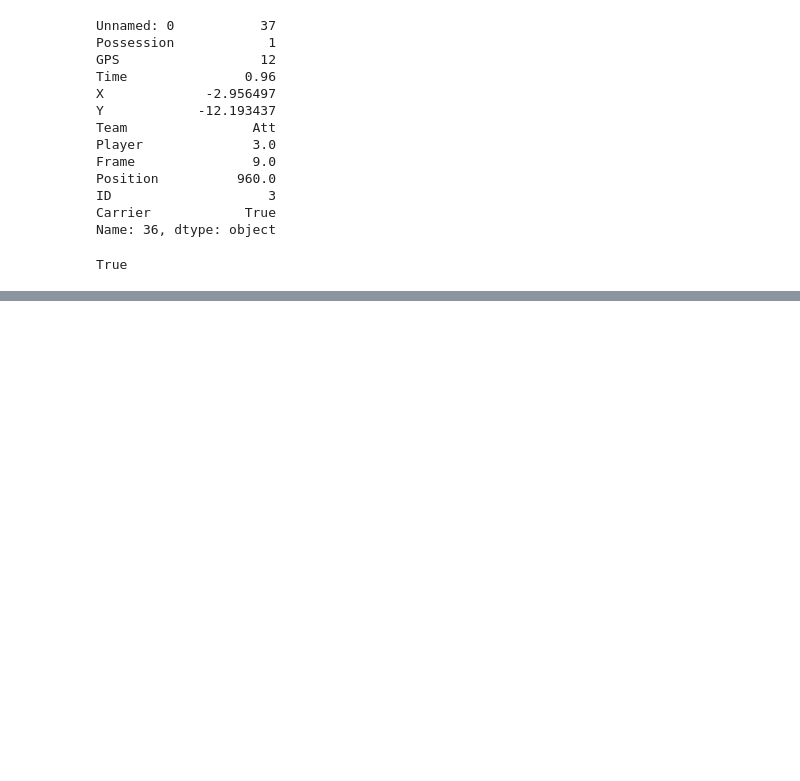
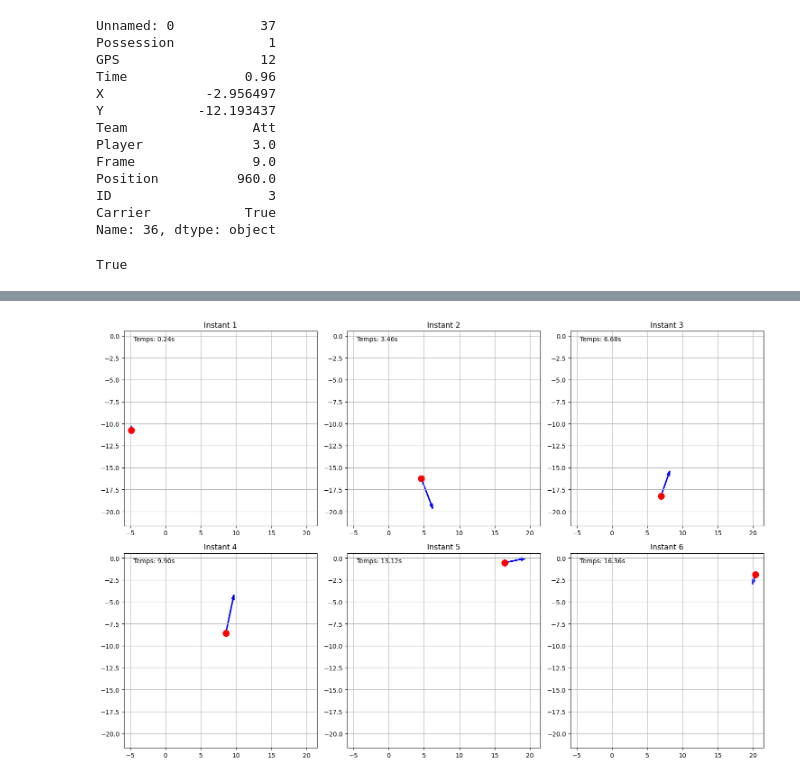
Before and after one commit to Uthmankontao/Stage_DynaTeam, a Jupyter notebook: notebooks/04_prise_en_main.ipynb, the cells around one changed output, grey strips where cells are left out. Saved outputs shown, nothing was run; the diff lists cells and outputs as text; code cells hidden in the pictures; blank space fills up the shorter version.

```diff
--- a/notebooks/04_prise_en_main.ipynb
+++ b/notebooks/04_prise_en_main.ipynb
@@ -148,0 +167,19 @@ True
+# %%
+# Calculer le gradient (différence entre positions successives)
+def calculate_gradient(df):
+    # Créer des copies des coordonnées décalées d'une ligne
+    df['X_prev'] = df['X'].shift(1)
+    df['Y_prev'] = df['Y'].shift(1)
+
+    # Calculer les différences (gradient)
+    df['gradient_X'] = df['X'] - df['X_prev']
+    df['gradient_Y'] = df['Y'] - df['Y_prev']
+
+    # Calculer la magnitude du gradient (distance parcourue)
+    df['gradient_magnitude'] = np.sqrt(df['gradient_X']**2 + df['gradient_Y']**2)
+
+    # Calculer l'angle du déplacement en radians puis convertir en degrés
+    df['gradient_angle'] = np.arctan2(df['gradient_Y'], df['gradient_X']) * 180 / np.pi
+
+    # La première ligne aura des NaN car il n'y a pas de position précédente
+    return df.fillna(0)
@@ -148,0 +275,59 @@ True
+# %%
+# Version statique pour visualiser quelques instants clés
+def create_static_gradient_visualization(df, num_frames=6):
+    # Calculer le gradient
+    df = calculate_gradient(df)
+
+    # Sélectionner des instants régulièrement espacés
+    indices = np.linspace(0, len(df)-1, num_frames, dtype=int)
+
+    # Créer une grille de sous-figures
+    fig, axes = plt.subplots(2, 3, figsize=(15, 10))
+    axes = axes.flatten()
+
+    # Définir les limites globales
+    x_min, x_max = df['X'].min(), df['X'].max()
+    y_min, y_max = df['Y'].min(), df['Y'].max()
+
+    # Échelle pour la flèche du gradient
+    arrow_scale = 50
+
+    # Tracer chaque instant sélectionné
+    for i, idx in enumerate(indices):
+        if i >= len(axes):
+            break
+
+        ax = axes[i]
+
+        # Position actuelle
+        x, y = df['X'].iloc[idx], df['Y'].iloc[idx]
+
+        # Tracer le point représentant le joueur
+        ax.plot(x, y, 'ro', markersize=10)
+
+        # Tracer la flèche du gradient
+        dx = df['gradient_X'].iloc[idx] * arrow_scale
+        dy = df['gradient_Y'].iloc[idx] * arrow_scale
+
+        ax.arrow(x, y, dx, dy, head_width=0.3, head_length=0.5,
+                 fc='blue', ec='blue', linewidth=2)
+
+        # Ajouter le temps
+        ax.text(0.05, 0.95, f'Temps: {df["Time"].iloc[idx]:.2f}s',
+                transform=ax.transAxes, fontsize=10)
+
+        # Limites uniformes pour tous les graphiques
+        ax.set_xlim(x_min - 1, x_max + 1)
+        ax.set_ylim(y_min - 1, y_max + 1)
+
+        ax.grid(True)
+        ax.set_title(f'Instant {i+1}')
+
+    plt.tight_layout()
+    return fig
+
+# Exemple d'utilisation de la version statique
+
+fig = create_static_gradient_visualization(df_possession_1_3)
+plt.show()
+# %% [output]
@@ -148,0 +351 @@ True
+[figure, added]
```
Also changed, not shown: parts of 4 cells of this notebook, 4 other files.
